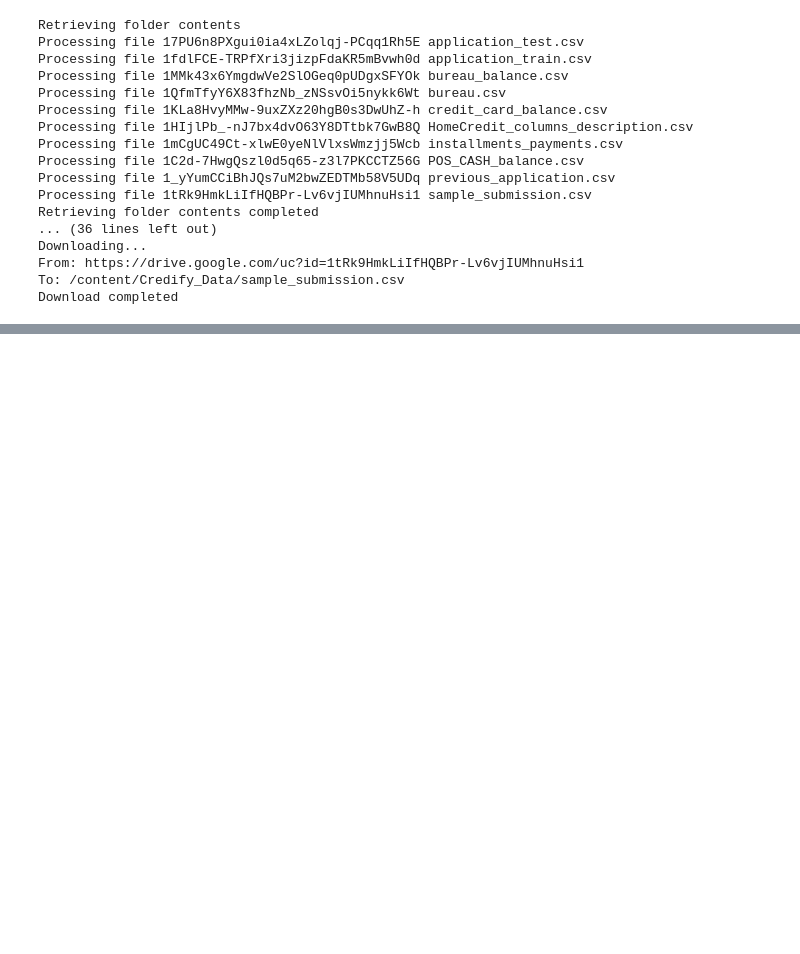
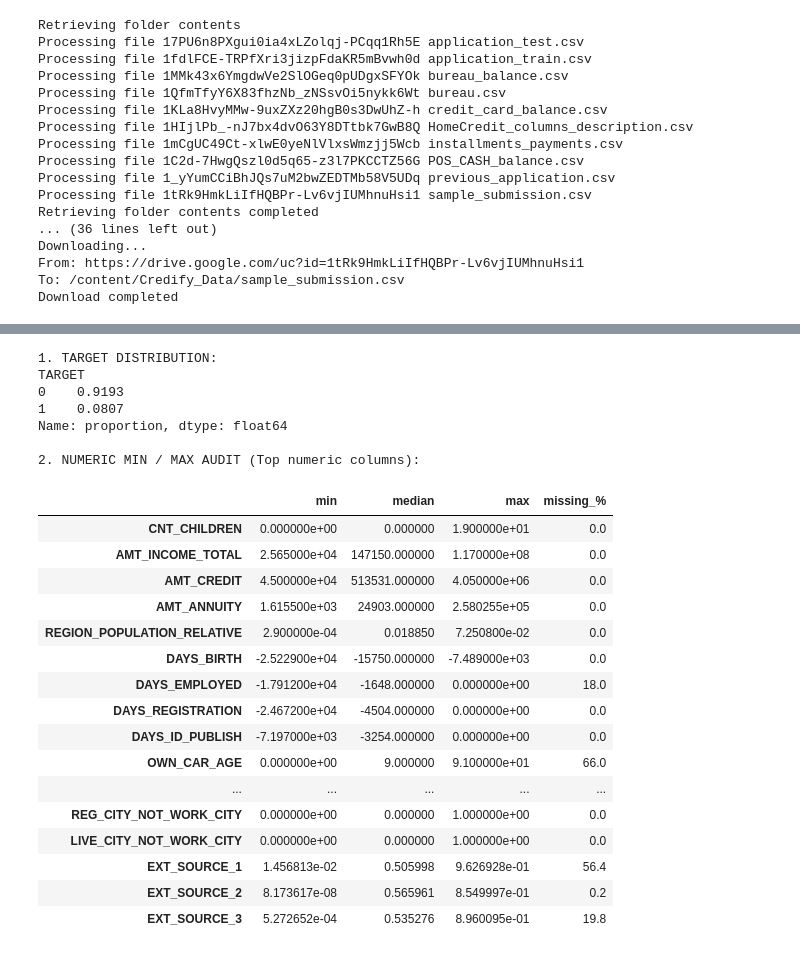
Before and after one commit to davidojei/Bayes, a Jupyter notebook: data_setup_and_training.ipynb, the cells around one changed output, grey strips where cells are left out. Saved outputs shown, nothing was run; the diff lists cells and outputs as text; code cells hidden in the pictures; blank space fills up the shorter version.

```diff
--- a/data_setup_and_training.ipynb
+++ b/data_setup_and_training.ipynb
@@ -72,0 +261,12 @@ installments_payments.csv        | cols:   8 | IDs: ['SK_ID_PREV', 'SK_ID_CURR']
+# %%
+# 1. Collect all feature names that had 0 splits across the baseline model
+zero_imp_cols = importance[importance == 0].index.tolist()
+
+# 2. Create a slimmed copy of train_clean without those 14 zero-importance columns
+train_pruned = train_clean.drop(columns=zero_imp_cols)
+
+print(f"Dropped {len(zero_imp_cols)} zero-importance columns:")
+print(zero_imp_cols)
+print(
+    f"\nShape before: {train_clean.shape} -> Shape after: {train_pruned.shape}"
+)
@@ -72,0 +409,68 @@ installments_payments.csv        | cols:   8 | IDs: ['SK_ID_PREV', 'SK_ID_CURR']
+# %%
+import pandas as pd
+
+test_df = pd.read_csv("/content/Credify_Data/application_test.csv")
+
+# 1. Exact Target Balance
+print("1. TARGET DISTRIBUTION:")
+print(train_fe["TARGET"].value_counts(normalize=True).round(4))
+
+# 2. Numeric Min / Max / Median Sanity Check (spot weird sentinel numbers)
+print("\n2. NUMERIC MIN / MAX AUDIT (Top numeric columns):")
+num_audit = train_fe.select_dtypes(include="number").drop(
+    columns=["SK_ID_CURR", "TARGET"]
+)
+summary = pd.DataFrame({
+    "min": num_audit.min(),
+    "median": num_audit.median(),
+    "max": num_audit.max(),
+    "missing_%": (num_audit.isnull().mean() * 100).round(1),
+})
+display(summary.head(25))
+
+# 3. Categorical Cardinality & Rare Values Check
+print("\n3. CATEGORICAL UNIQUE COUNTS (Train vs Test):")
+cat_cols = train_fe.select_dtypes(include="category").columns
+for c in cat_cols:
+  tr_u = train_fe[c].nunique()
+  te_u = test_df[c].nunique()
+  print(f"  {c:30s} | train unique: {tr_u:2d} | test unique: {te_u:2d}")
+
+# 4. Did our 4 new engineered features actually help?
+imp_fe = pd.Series(model_fe.feature_importances_, index=X_fe.columns).sort_values(
+    ascending=False
+)
+print("\n4. RANK OF YOUR 4 NEW ENGINEERED FEATURES (out of 78):")
+for feat in [
+    "CREDIT_TO_INCOME",
+    "ANNUITY_TO_INCOME",
+    "EMPLOYED_TO_AGE_RATIO",
+    "EXT_SOURCE_MEAN",
+]:
+  rank = imp_fe.index.get_loc(feat) + 1
+  print(f"  {feat:25s} -> Rank #{rank:2d} ({imp_fe[feat]} splits)")
+# %% [output]
+1. TARGET DISTRIBUTION:
+TARGET
+0    0.9193
+1    0.0807
+Name: proportion, dtype: float64
+
+2. NUMERIC MIN / MAX AUDIT (Top numeric columns):
+|  | min | median | max | missing_% |
+| CNT_CHILDREN | 0.000000e+00 | 0.000000 | 1.900000e+01 | 0.0 |
+| AMT_INCOME_TOTAL | 2.565000e+04 | 147150.000000 | 1.170000e+08 | 0.0 |
+| AMT_CREDIT | 4.500000e+04 | 513531.000000 | 4.050000e+06 | 0.0 |
+| AMT_ANNUITY | 1.615500e+03 | 24903.000000 | 2.580255e+05 | 0.0 |
+| REGION_POPULATION_RELATIVE | 2.900000e-04 | 0.018850 | 7.250800e-02 | 0.0 |
+| DAYS_BIRTH | -2.522900e+04 | -15750.000000 | -7.489000e+03 | 0.0 |
+| DAYS_EMPLOYED | -1.791200e+04 | -1648.000000 | 0.000000e+00 | 18.0 |
+| DAYS_REGISTRATION | -2.467200e+04 | -4504.000000 | 0.000000e+00 | 0.0 |
+| DAYS_ID_PUBLISH | -7.197000e+03 | -3254.000000 | 0.000000e+00 | 0.0 |
+| OWN_CAR_AGE | 0.000000e+00 | 9.000000 | 9.100000e+01 | 66.0 |
+| ... | ... | ... | ... | ... |
+| REG_CITY_NOT_WORK_CITY | 0.000000e+00 | 0.000000 | 1.000000e+00 | 0.0 |
+| LIVE_CITY_NOT_WORK_CITY | 0.000000e+00 | 0.000000 | 1.000000e+00 | 0.0 |
+| EXT_SOURCE_1 | 1.456813e-02 | 0.505998 | 9.626928e-01 | 56.4 |
+| EXT_SOURCE_2 | 8.173617e-08 | 0.565961 | 8.549997e-01 | 0.2 |
+| EXT_SOURCE_3 | 5.272652e-04 | 0.535276 | 8.960095e-01 | 19.8 |
```
Also changed, not shown: parts of 13 cells of this notebook.
